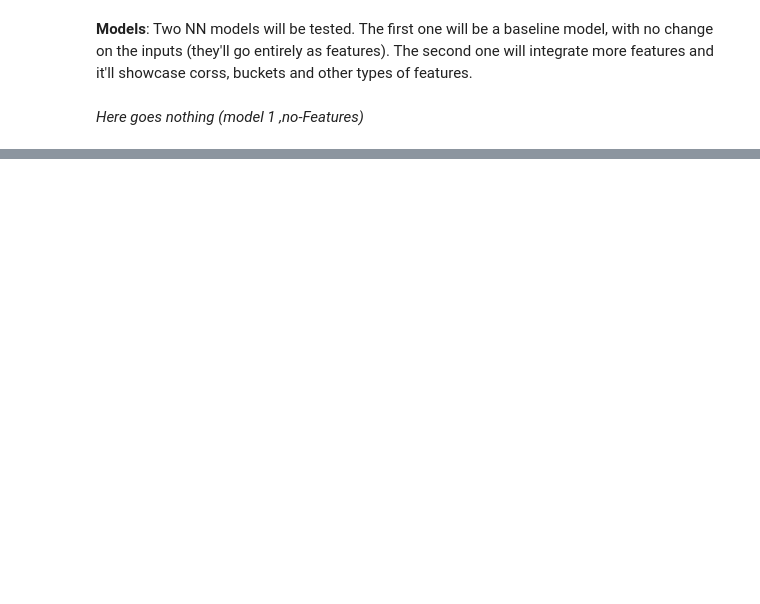
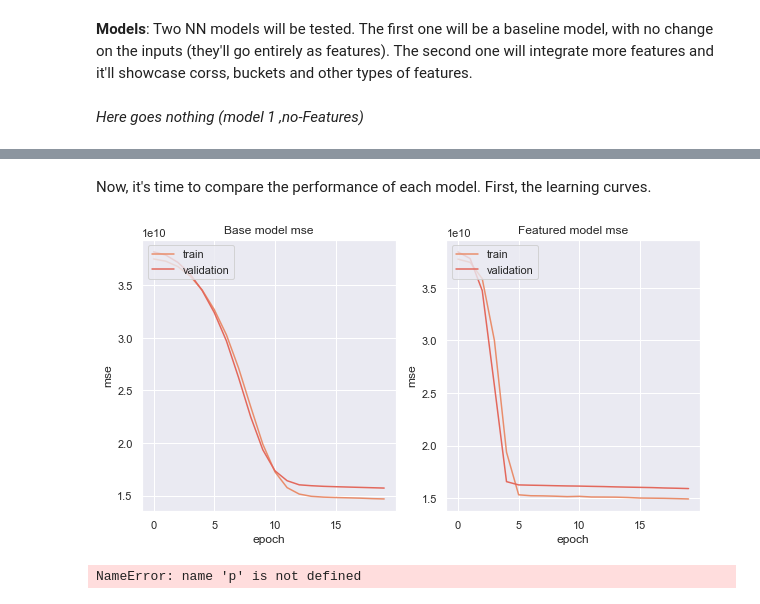
Before and after one commit to loaspra/feature-eng-tf, a Jupyter notebook: house_pricing.ipynb, the cells around one changed output, grey strips where cells are left out. Saved outputs shown, nothing was run; the diff lists cells and outputs as text; code cells hidden in the pictures; blank space fills up the shorter version.

Commit message:
Finishing first test

```diff
--- a/house_pricing.ipynb
+++ b/house_pricing.ipynb
@@ -213,0 +248,18 @@ KeyboardInterrupt:
+# %%
+feature_layer = layers.DenseFeatures(features, dtype = 'float64')
+
+featured_model = tf.keras.models.Sequential([
+    feature_layer,
+    tf.keras.layers.Dense(nn, input_dim = nn, activation = 'relu'),
+    tf.keras.layers.Dense(8, activation = 'relu'),
+    tf.keras.layers.Dense(16, activation = 'relu'),
+    tf.keras.layers.Dense(16, activation = 'relu'),
+    tf.keras.layers.Dense(8, activation = 'relu'),
+    tf.keras.layers.Dense(1, activation = 'relu', name = 'median_house_value')
+])
+
+featured_model.compile(optimizer = 'adam',
+                           loss = 'mse',
+                        metrics = ['mse',])
+
+f_results = featured_model.fit(train_ds, validation_data= val_ds, epochs = 20)
@@ -213,0 +284,32 @@ KeyboardInterrupt:
+# %% [markdown]
+Now, it's time to compare the performance of each model.
+First, the learning curves.
+# %%
+def show_curves(data1, data2):
+    nrows = 1
+    ncols = 2
+    fig = plt.figure(figsize=(10, 5))
+
+    ax = fig.add_subplot(nrows, ncols, 1)
+    plt.plot(data1.history['mse'])
+    plt.plot(data1.history['val_{}'.format('mse')])
+    plt.title('Base model {}'.format('mse'))
+    plt.ylabel('mse')
+    plt.xlabel('epoch')
+    plt.legend(['train', 'validation'], loc='upper left');
+
+    ax = fig.add_subplot(nrows, ncols, 2)
+    plt.plot(data2.history['mse'])
+    plt.plot(data2.history['val_{}'.format('mse')])
+    plt.title('Featured model {}'.format('mse'))
+    plt.ylabel('mse')
+    plt.xlabel('epoch')
+    plt.legend(['train', 'validation'], loc='upper left');
+# %%
+show_curves(b_results, f_results)
+# %% [output]
+[figure, added]
+# %%
+print(p)
+# %% [output]
+NameError: name 'p' is not defined
```
Also changed, not shown: parts of 10 cells of this notebook, 5 other files.
